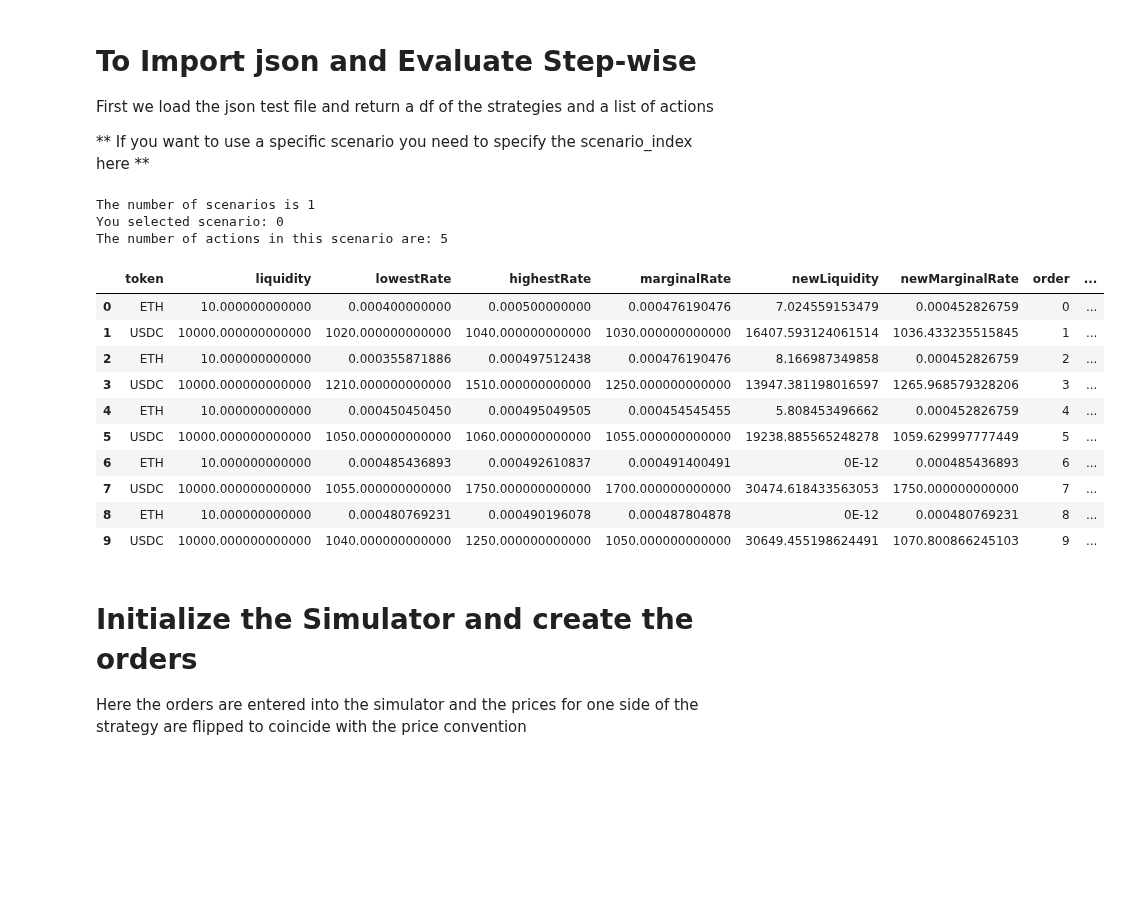
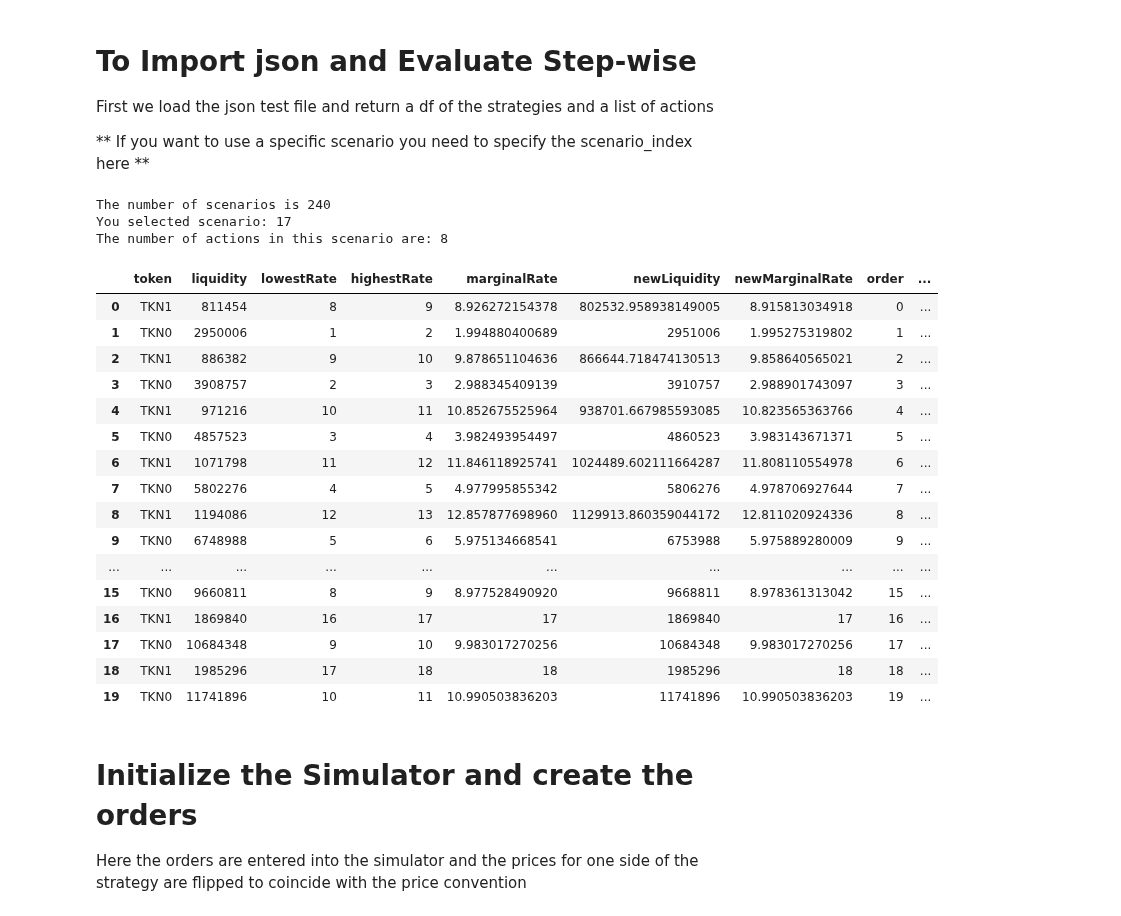
Before and after one commit to bancorprotocol/carbon-simulator, a Jupyter notebook: CarbonSim-Demo-5-7 Simulator Import_Export_NEW.ipynb, the cells around one changed output. Saved outputs shown, nothing was run; the diff lists cells and outputs as text; code cells hidden in the pictures; blank space fills up the shorter version.

```diff
--- a/CarbonSim-Demo-5-7 Simulator Import_Export_NEW.ipynb
+++ b/CarbonSim-Demo-5-7 Simulator Import_Export_NEW.ipynb
@@ -337,28 +356,34 @@ First we load the json test file and return a df of the strategies and a list of
 ** If you want to use a specific scenario you need to specify the scenario_index here **
 # %%
 # Specify the scenario_index for a different scenario
-filename=export_filename
-# filename = 'ArbitraryTrade.json'
-scenario_index = 0
+# filename=export_filename
+filename = 'ArbitraryTrade.json'
+scenario_index = 17
 
 input_json = load_json(filename)
 strats, actionList, is_by_target, sourceToken, targetToken = format_json_as_df(input_json, scenario_index = scenario_index)
 strats
 # %% [output]
-The number of scenarios is 1
-You selected scenario: 0
-The number of actions in this scenario are: 5
+The number of scenarios is 240
+You selected scenario: 17
+The number of actions in this scenario are: 8
 |  | token | liquidity | lowestRate | highestRate | marginalRate | newLiquidity | newMarginalRate | order | ... |
-| 0 | ETH | 10.000000000000 | 0.000400000000 | 0.000500000000 | 0.000476190476 | 7.024559153479 | 0.000452826759 | 0 | ... |
-| 1 | USDC | 10000.000000000000 | 1020.000000000000 | 1040.000000000000 | 1030.000000000000 | 16407.593124061514 | 1036.433235515845 | 1 | ... |
-| 2 | ETH | 10.000000000000 | 0.000355871886 | 0.000497512438 | 0.000476190476 | 8.166987349858 | 0.000452826759 | 2 | ... |
-| 3 | USDC | 10000.000000000000 | 1210.000000000000 | 1510.000000000000 | 1250.000000000000 | 13947.381198016597 | 1265.968579328206 | 3 | ... |
-| 4 | ETH | 10.000000000000 | 0.000450450450 | 0.000495049505 | 0.000454545455 | 5.808453496662 | 0.000452826759 | 4 | ... |
-| 5 | USDC | 10000.000000000000 | 1050.000000000000 | 1060.000000000000 | 1055.000000000000 | 19238.885565248278 | 1059.629997777449 | 5 | ... |
-| 6 | ETH | 10.000000000000 | 0.000485436893 | 0.000492610837 | 0.000491400491 | 0E-12 | 0.000485436893 | 6 | ... |
-| 7 | USDC | 10000.000000000000 | 1055.000000000000 | 1750.000000000000 | 1700.000000000000 | 30474.618433563053 | 1750.000000000000 | 7 | ... |
-| 8 | ETH | 10.000000000000 | 0.000480769231 | 0.000490196078 | 0.000487804878 | 0E-12 | 0.000480769231 | 8 | ... |
-| 9 | USDC | 10000.000000000000 | 1040.000000000000 | 1250.000000000000 | 1050.000000000000 | 30649.455198624491 | 1070.800866245103 | 9 | ... |
+| 0 | TKN1 | 811454 | 8 | 9 | 8.926272154378 | 802532.958938149005 | 8.915813034918 | 0 | ... |
+| 1 | TKN0 | 2950006 | 1 | 2 | 1.994880400689 | 2951006 | 1.995275319802 | 1 | ... |
+| 2 | TKN1 | 886382 | 9 | 10 | 9.878651104636 | 866644.718474130513 | 9.858640565021 | 2 | ... |
+| 3 | TKN0 | 3908757 | 2 | 3 | 2.988345409139 | 3910757 | 2.988901743097 | 3 | ... |
+| 4 | TKN1 | 971216 | 10 | 11 | 10.852675525964 | 938701.667985593085 | 10.823565363766 | 4 | ... |
+| 5 | TKN0 | 4857523 | 3 | 4 | 3.982493954497 | 4860523 | 3.983143671371 | 5 | ... |
+| 6 | TKN1 | 1071798 | 11 | 12 | 11.846118925741 | 1024489.602111664287 | 11.808110554978 | 6 | ... |
+| 7 | TKN0 | 5802276 | 4 | 5 | 4.977995855342 | 5806276 | 4.978706927644 | 7 | ... |
+| 8 | TKN1 | 1194086 | 12 | 13 | 12.857877698960 | 1129913.860359044172 | 12.811020924336 | 8 | ... |
+| 9 | TKN0 | 6748988 | 5 | 6 | 5.975134668541 | 6753988 | 5.975889280009 | 9 | ... |
+| ... | ... | ... | ... | ... | ... | ... | ... | ... | ... |
+| 15 | TKN0 | 9660811 | 8 | 9 | 8.977528490920 | 9668811 | 8.978361313042 | 15 | ... |
+| 16 | TKN1 | 1869840 | 16 | 17 | 17 | 1869840 | 17 | 16 | ... |
+| 17 | TKN0 | 10684348 | 9 | 10 | 9.983017270256 | 10684348 | 9.983017270256 | 17 | ... |
+| 18 | TKN1 | 1985296 | 17 | 18 | 18 | 1985296 | 18 | 18 | ... |
+| 19 | TKN0 | 11741896 | 10 | 11 | 10.990503836203 | 11741896 | 10.990503836203 | 19 | ... |
 # %% [markdown]
 # Initialize the Simulator and create the orders
 Here the orders are entered into the simulator and the prices for one side of the strategy are flipped to coincide with the price convention
```
Also changed, not shown: parts of 9 cells of this notebook, 1 other file.
